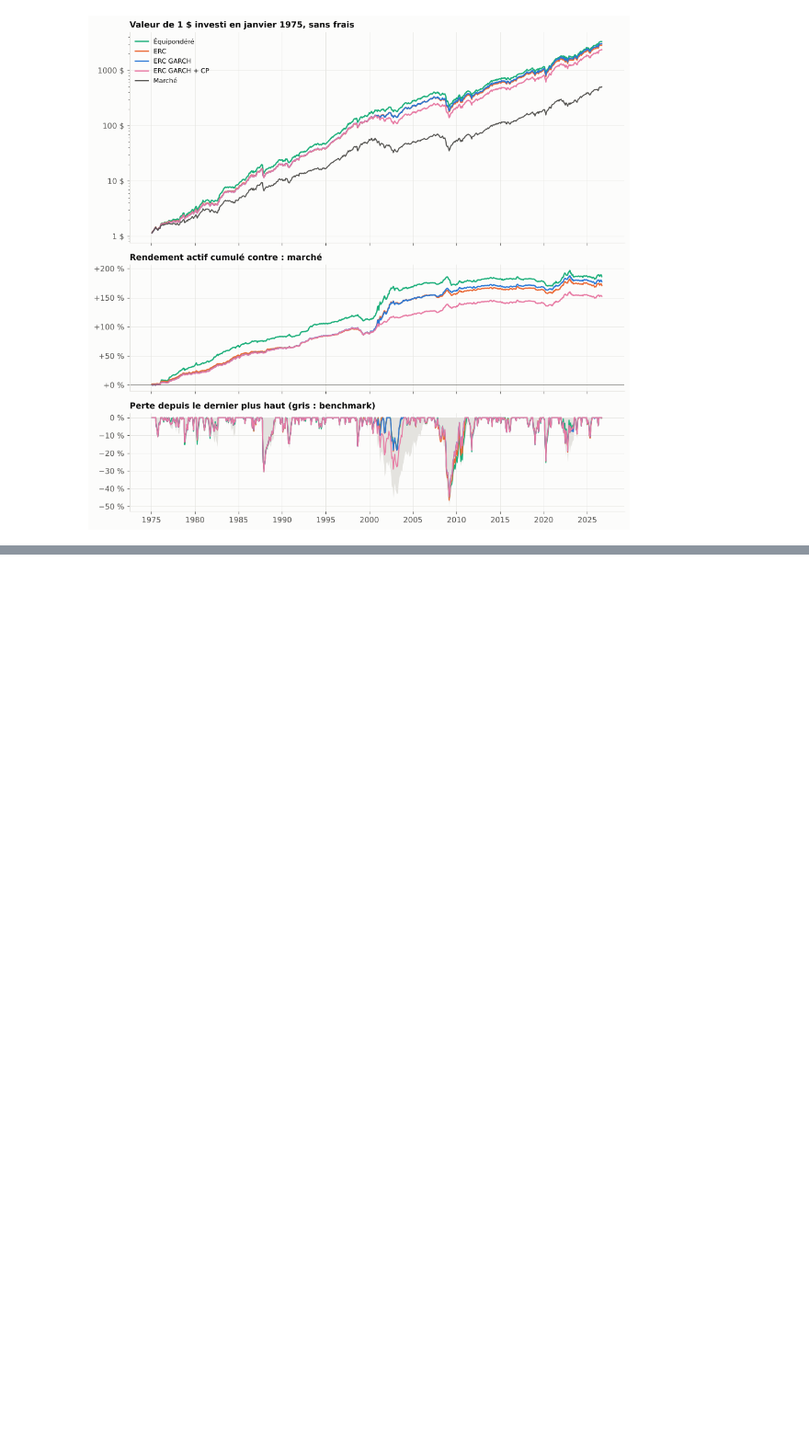
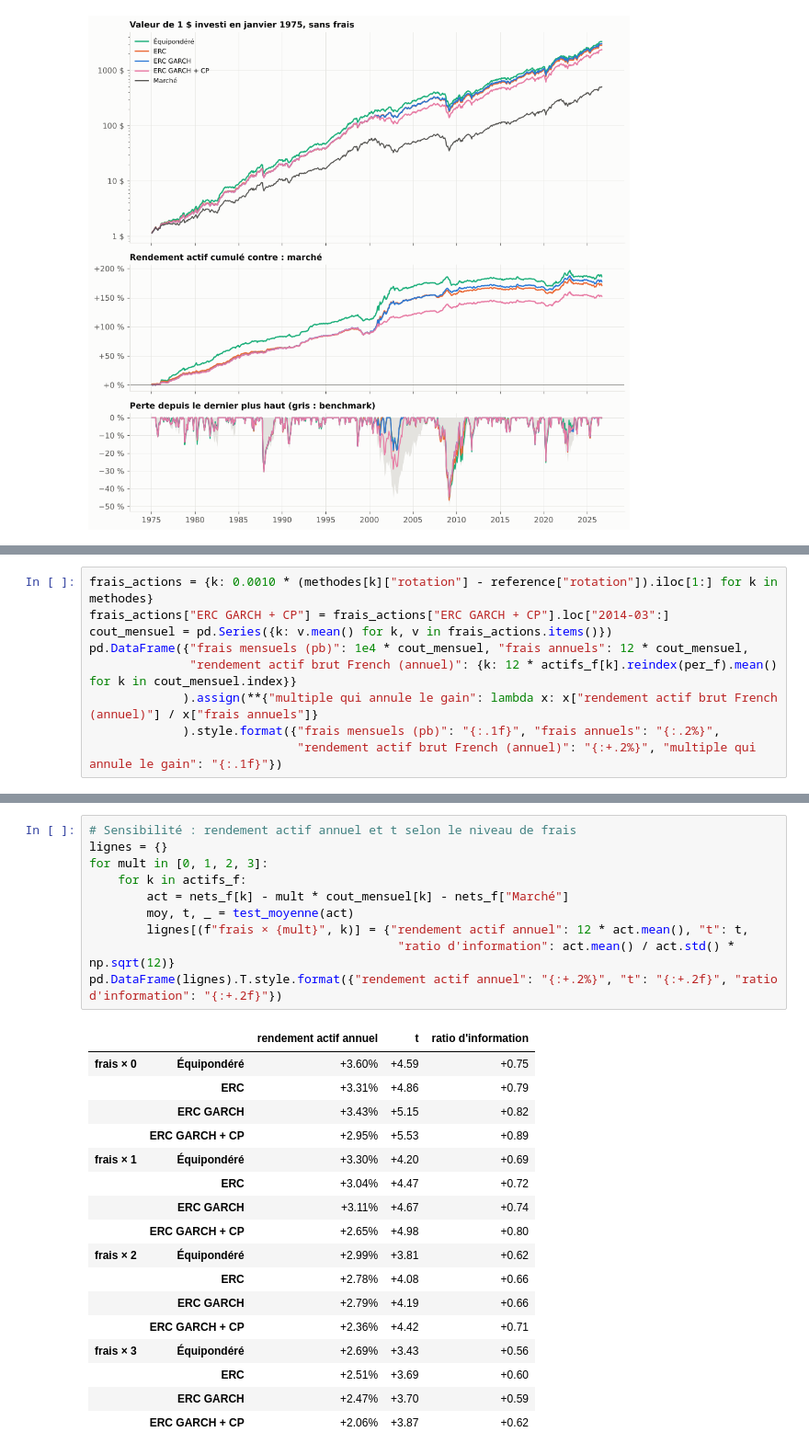
Before and after one commit to Anto279/conformal-factor-allocation, a Jupyter notebook: notebooks/etape12_comparaison_finale.ipynb, the cells around one changed output, grey strips where cells are left out. Shown at 92% size. Cells and saved outputs as stored; diff of their text form; blank space fills up the shorter version.

```diff
--- a/notebooks/etape12_comparaison_finale.ipynb
+++ b/notebooks/etape12_comparaison_finale.ipynb
@@ -555,0 +568,9 @@ graphique(nets_f, "Marché", per_f, "Valeur de 1 $ investi en janvier 1975, sans
+# %%
+frais_actions = {k: 0.0010 * (methodes[k]["rotation"] - reference["rotation"]).iloc[1:] for k in methodes}
+frais_actions["ERC GARCH + CP"] = frais_actions["ERC GARCH + CP"].loc["2014-03":]
+cout_mensuel = pd.Series({k: v.mean() for k, v in frais_actions.items()})
+pd.DataFrame({"frais mensuels (pb)": 1e4 * cout_mensuel, "frais annuels": 12 * cout_mensuel,
+              "rendement actif brut French (annuel)": {k: 12 * actifs_f[k].reindex(per_f).mean() for k in cout_mensuel.index}}
+             ).assign(**{"multiple qui annule le gain": lambda x: x["rendement actif brut French (annuel)"] / x["frais annuels"]}
+             ).style.format({"frais mensuels (pb)": "{:.1f}", "frais annuels": "{:.2%}",
+                             "rendement actif brut French (annuel)": "{:+.2%}", "multiple qui annule le gain": "{:.1f}"})
@@ -555,0 +597,28 @@ graphique(nets_f, "Marché", per_f, "Valeur de 1 $ investi en janvier 1975, sans
+# %%
+# Sensibilité : rendement actif annuel et t selon le niveau de frais
+lignes = {}
+for mult in [0, 1, 2, 3]:
+    for k in actifs_f:
+        act = nets_f[k] - mult * cout_mensuel[k] - nets_f["Marché"]
+        moy, t, _ = test_moyenne(act)
+        lignes[(f"frais × {mult}", k)] = {"rendement actif annuel": 12 * act.mean(), "t": t,
+                                           "ratio d'information": act.mean() / act.std() * np.sqrt(12)}
+pd.DataFrame(lignes).T.style.format({"rendement actif annuel": "{:+.2%}", "t": "{:+.2f}", "ratio d'information": "{:+.2f}"})
+# %% [output]
+|  |  | rendement actif annuel | t | ratio d'information |
+| frais × 0 | Équipondéré | +3.60% | +4.59 | +0.75 |
+|  | ERC | +3.31% | +4.86 | +0.79 |
+|  | ERC GARCH | +3.43% | +5.15 | +0.82 |
+|  | ERC GARCH + CP | +2.95% | +5.53 | +0.89 |
+| frais × 1 | Équipondéré | +3.30% | +4.20 | +0.69 |
+|  | ERC | +3.04% | +4.47 | +0.72 |
+|  | ERC GARCH | +3.11% | +4.67 | +0.74 |
+|  | ERC GARCH + CP | +2.65% | +4.98 | +0.80 |
+| frais × 2 | Équipondéré | +2.99% | +3.81 | +0.62 |
+|  | ERC | +2.78% | +4.08 | +0.66 |
+|  | ERC GARCH | +2.79% | +4.19 | +0.66 |
+|  | ERC GARCH + CP | +2.36% | +4.42 | +0.71 |
+| frais × 3 | Équipondéré | +2.69% | +3.43 | +0.56 |
+|  | ERC | +2.51% | +3.69 | +0.60 |
+|  | ERC GARCH | +2.47% | +3.70 | +0.59 |
+|  | ERC GARCH + CP | +2.06% | +3.87 | +0.62 |
```
Also changed, not shown: parts of 5 cells of this notebook, 2 other files.
